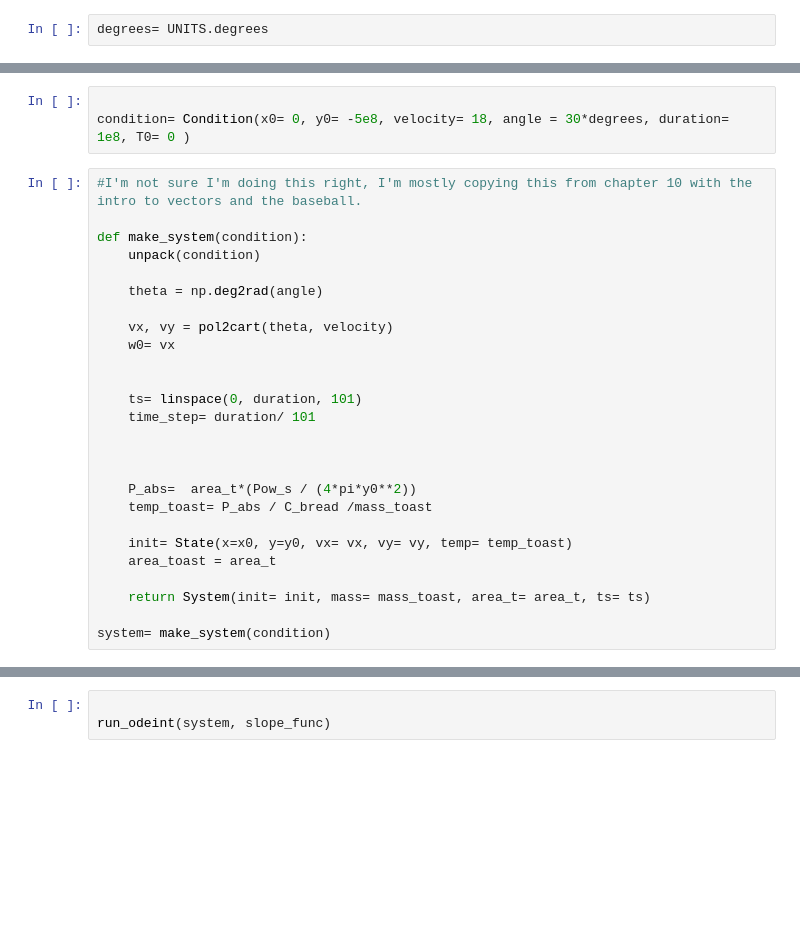
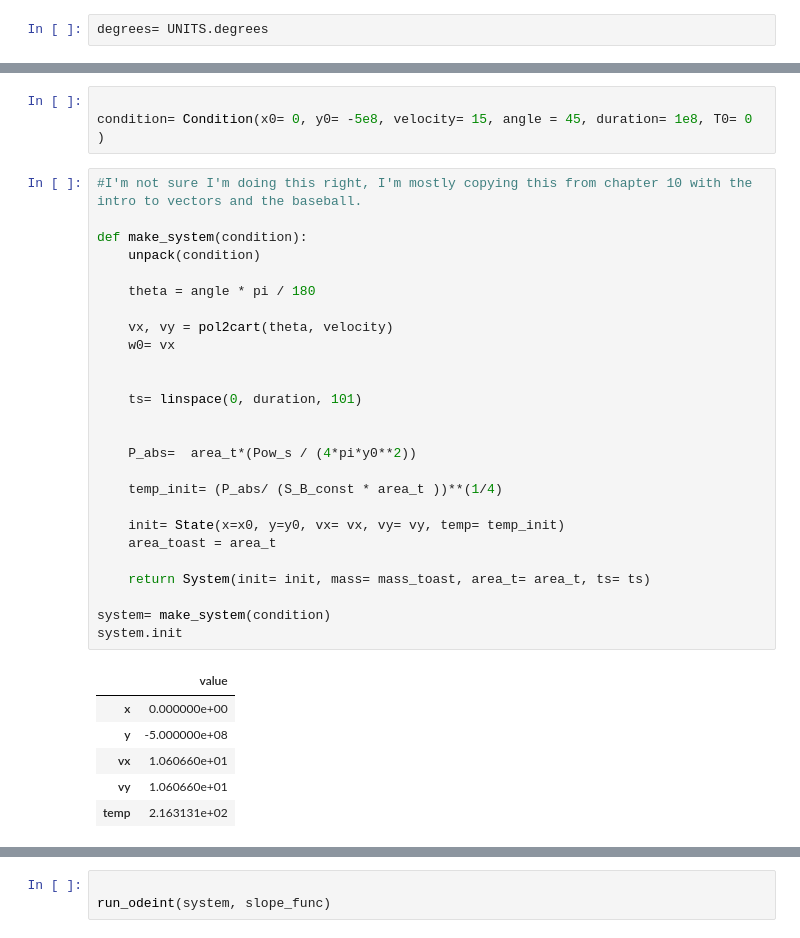
Before and after one commit to hadleigh-000/Space_Toast_ModSim, a Jupyter notebook: proj3_semi_working.ipynb, the cells around one changed output, grey strips where cells are left out. Drawn from its saved outputs; the diff is of its cells as text; blank space fills up the shorter version.

```diff
--- a/proj3_semi_working.ipynb
+++ b/proj3_semi_working.ipynb
@@ -46,32 +46,39 @@ SA_sun
 # %%
 
-condition= Condition(x0= 0, y0= -5e8, velocity= 18, angle = 30*degrees, duration= 1e8, T0= 0 )
+condition= Condition(x0= 0, y0= -5e8, velocity= 15, angle = 45, duration= 1e8, T0= 0 )
 # %%
 #I'm not sure I'm doing this right, I'm mostly copying this from chapter 10 with the intro to vectors and the baseball.
 
 def make_system(condition):
     unpack(condition)
 
-    theta = np.deg2rad(angle)
+    theta = angle * pi / 180
 
     vx, vy = pol2cart(theta, velocity)
     w0= vx
 
 
     ts= linspace(0, duration, 101)
-    time_step= duration/ 101
-
 
 
     P_abs=  area_t*(Pow_s / (4*pi*y0**2))
-    temp_toast= P_abs / C_bread /mass_toast
 
-    init= State(x=x0, y=y0, vx= vx, vy= vy, temp= temp_toast)
+    temp_init= (P_abs/ (S_B_const * area_t ))**(1/4)
+
+    init= State(x=x0, y=y0, vx= vx, vy= vy, temp= temp_init)
     area_toast = area_t
 
     return System(init= init, mass= mass_toast, area_t= area_t, ts= ts)
 
 system= make_system(condition)
+system.init
+# %% [output]
+|  | value |
+| x | 0.000000e+00 |
+| y | -5.000000e+08 |
+| vx | 1.060660e+01 |
+| vy | 1.060660e+01 |
+| temp | 2.163131e+02 |
 # %%
 def slope_func(state, t, system):
     x, y, vx, vy, temp= state
```
Also changed, not shown: parts of 10 cells of this notebook.
